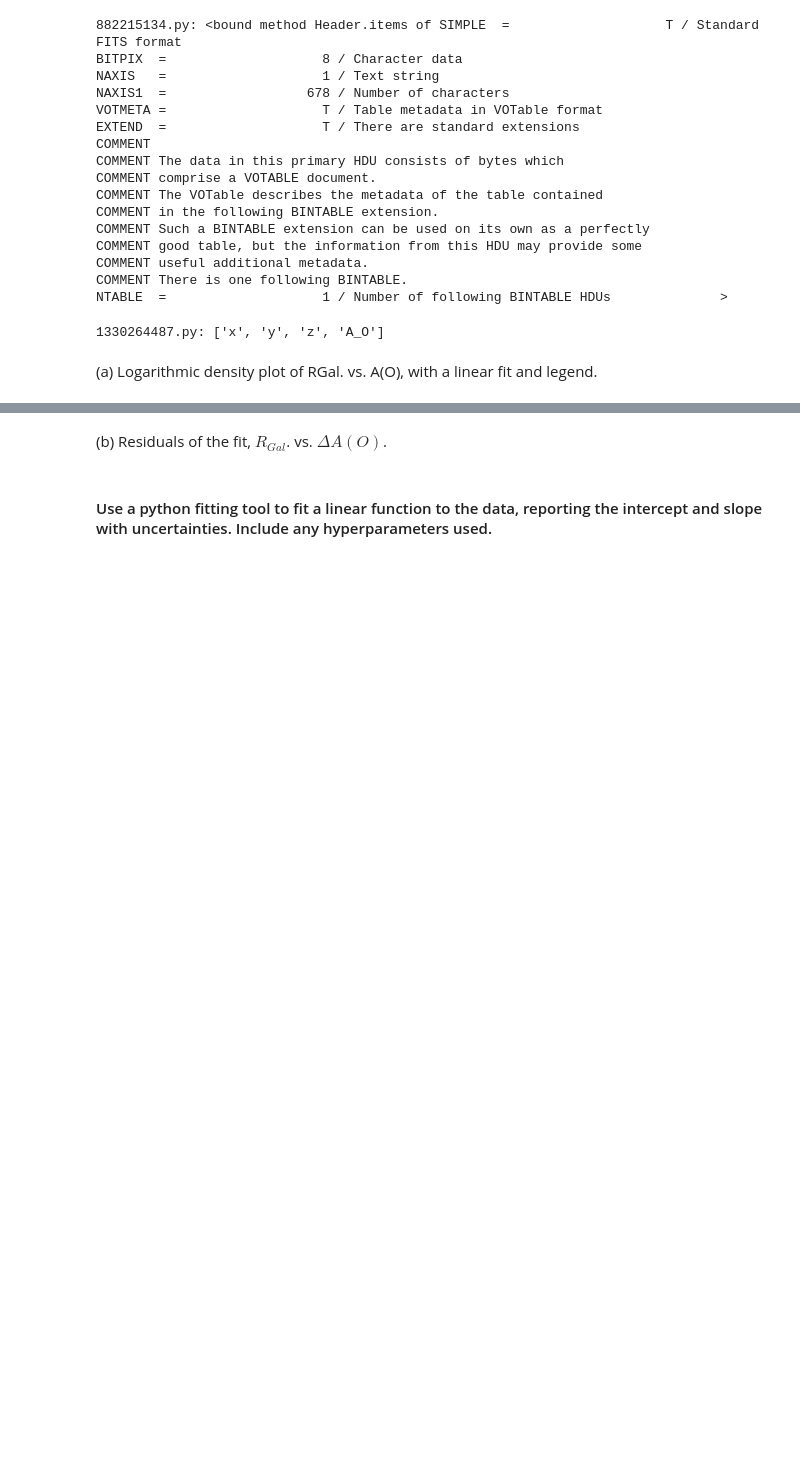
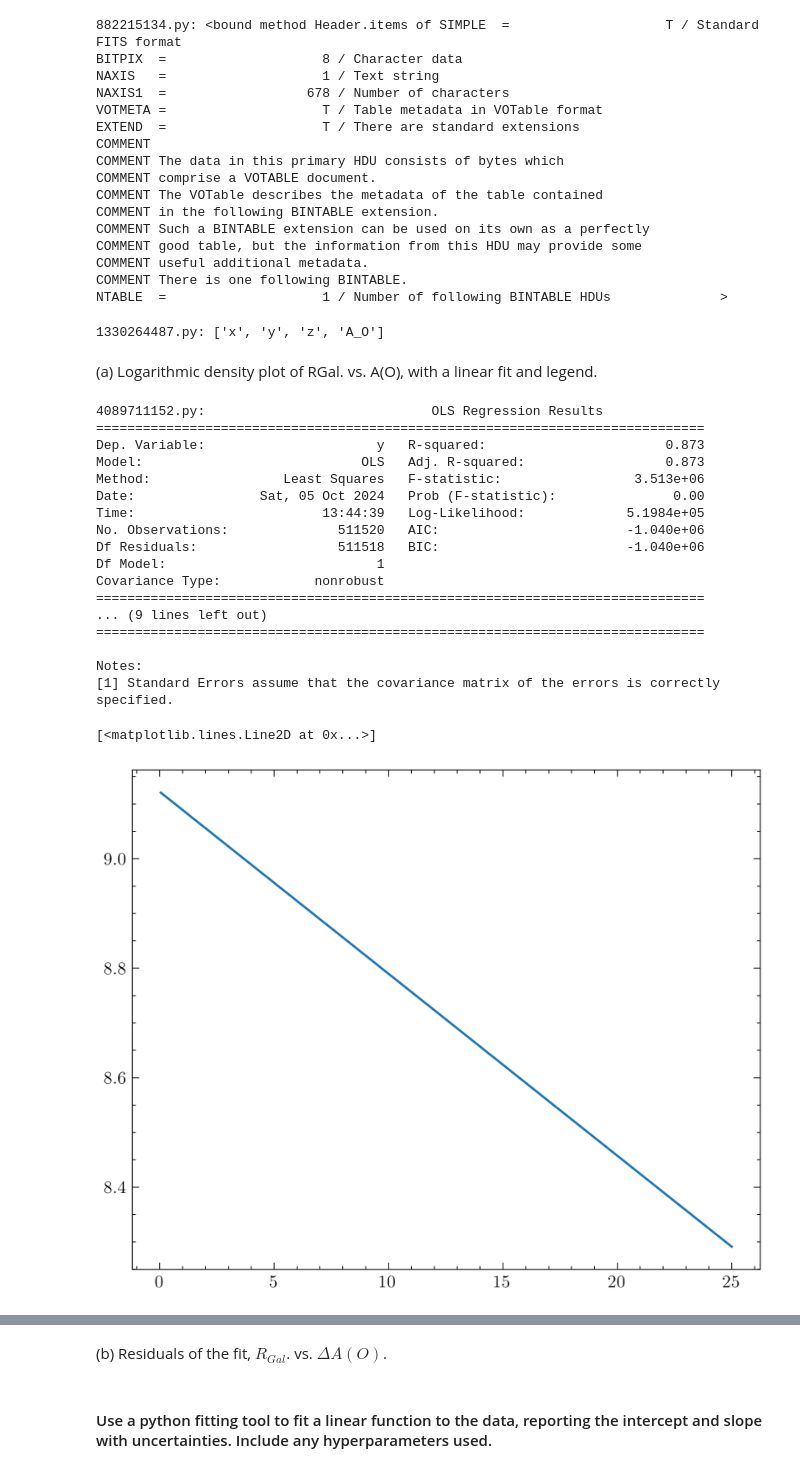
Before and after one commit to gkb21/ASTR4004_assignment3, a Jupyter notebook: assignment_3.ipynb, the cells around one changed output, grey strips where cells are left out. Cells and saved outputs as stored; diff of their text form; code cells hidden in the pictures; blank space fills up the shorter version.

```diff
--- a/assignment_3.ipynb
+++ b/assignment_3.ipynb
@@ -166,2 +170,36 @@ A_O_fit = model.predict(RGal_filtered.reshape(-1, 1))
+# %%
+import statsmodels.api as sm
+
+# Linear model
+x_with_intercept = sm.add_constant(RGal)  # Adds the intercept term
+linear_model = sm.OLS(A_O, x_with_intercept).fit()
+# %%
+# Print linear model summary (with statistical info)
+print(linear_model.summary())
+x_smooth = np.linspace(min(RGal), max(RGal), 500)
+linear_fit = linear_model.params[0] + linear_model.params[1] * x_smooth
+
+
+plt.plot(x_smooth, linear_fit, label='Linear Fit')
+# %% [output]
+4089711152.py:                             OLS Regression Results
+==============================================================================
+Dep. Variable:                      y   R-squared:                       0.873
+Model:                            OLS   Adj. R-squared:                  0.873
+Method:                 Least Squares   F-statistic:                 3.513e+06
+Date:                Sat, 05 Oct 2024   Prob (F-statistic):               0.00
+Time:                        13:44:39   Log-Likelihood:             5.1984e+05
+No. Observations:              511520   AIC:                        -1.040e+06
+Df Residuals:                  511518   BIC:                        -1.040e+06
+Df Model:                           1
+Covariance Type:            nonrobust
+==============================================================================
+... (9 lines left out)
+==============================================================================
+
+Notes:
+[1] Standard Errors assume that the covariance matrix of the errors is correctly specified.
+[<matplotlib.lines.Line2D at 0x...>]
+[figure, added]
 # %%
 # Create the plot
```
Also changed, not shown: parts of 2 cells of this notebook, 1 other file.
